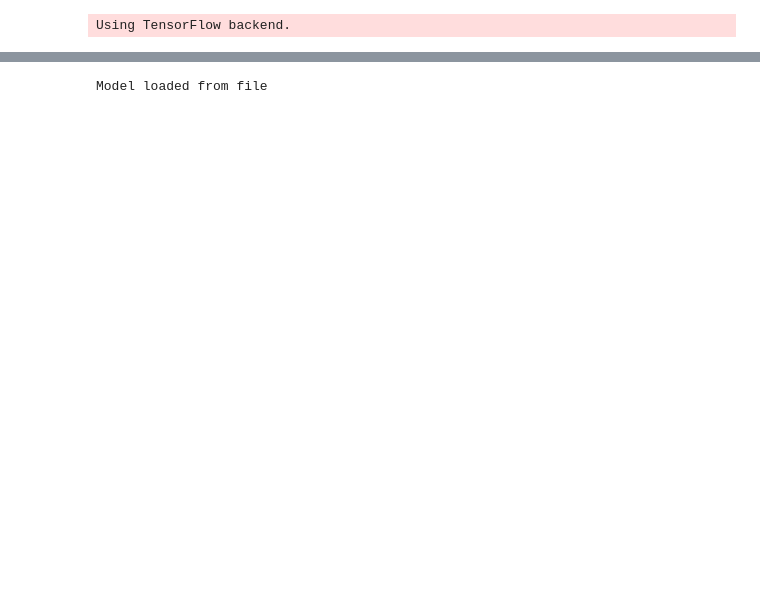
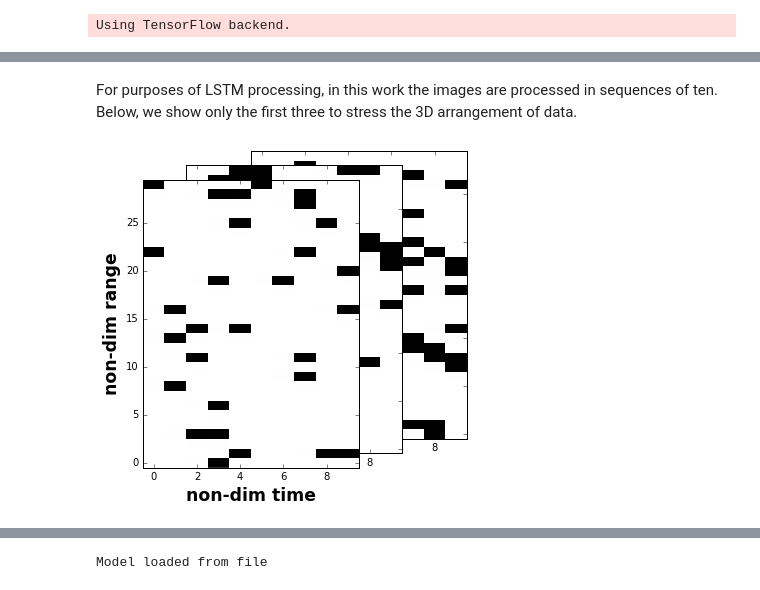
Before and after one commit to GeorgeMadlis/Track-detection-in-noise, a Jupyter notebook: TD_RNN.ipynb, the cells around one changed output, grey strips where cells are left out. Saved outputs shown, nothing was run; the diff lists cells and outputs as text; code cells hidden in the pictures; blank space fills up the shorter version.

```diff
--- a/TD_RNN.ipynb
+++ b/TD_RNN.ipynb
@@ -41,0 +83,23 @@ test_X, test_y_true = utils.load_data(DATA_PATH, test_fname_start, no_files)
+# %% [markdown]
+For purposes of LSTM processing, in this work the images are processed in sequences of ten. Below, we show only the first three to stress the 3D arrangement of data.
+# %%
+fig = plt.figure(figsize=(30,20));
+cmap = colors.ListedColormap(['white', 'black']);
+#rect = l,b,w,h
+rect1 = 0.2, 0.1, 0.1, 0.2
+rect2 = 0.22, 0.11, 0.1, 0.2
+rect3 = 0.25, 0.12, 0.1, 0.2
+
+ax1= fig.add_axes(rect3);
+im = test_X[start+2,:,:].copy()
+ax1.imshow(im.transpose(),origin='lower', cmap=cmap, interpolation = 'none',aspect='auto');
+ax2= fig.add_axes(rect2);
+im = test_X[start+1,:,:].copy()
+ax2.imshow(im.transpose(),origin='lower', cmap=cmap, interpolation = 'none',aspect='auto');
+ax3= fig.add_axes(rect1);
+im = test_X[start,:,:].copy()
+ax3.imshow(im.transpose(),origin='lower', cmap=cmap, interpolation = 'none',aspect='auto');
+ax3.set_xlabel('non-dim time',fontproperties=font1);
+ax3.set_ylabel('non-dim range',fontproperties=font1);
+# %% [output]
+[figure, added]
```
Also changed, not shown: parts of 21 cells of this notebook.
